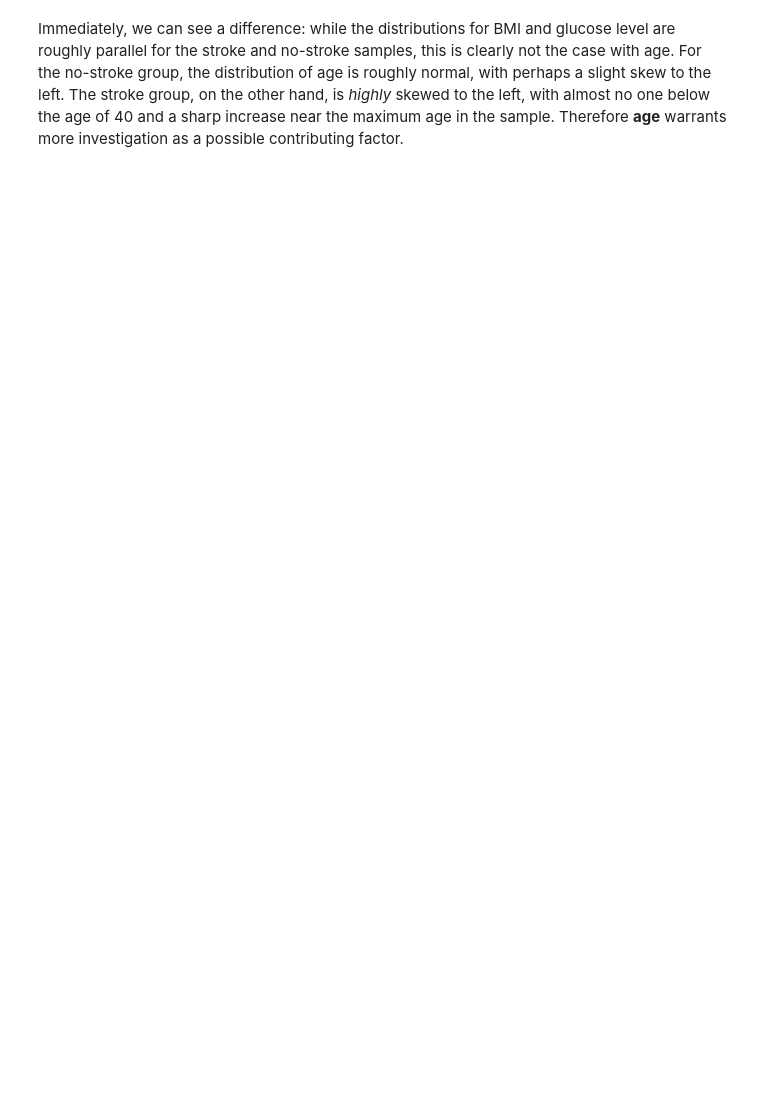
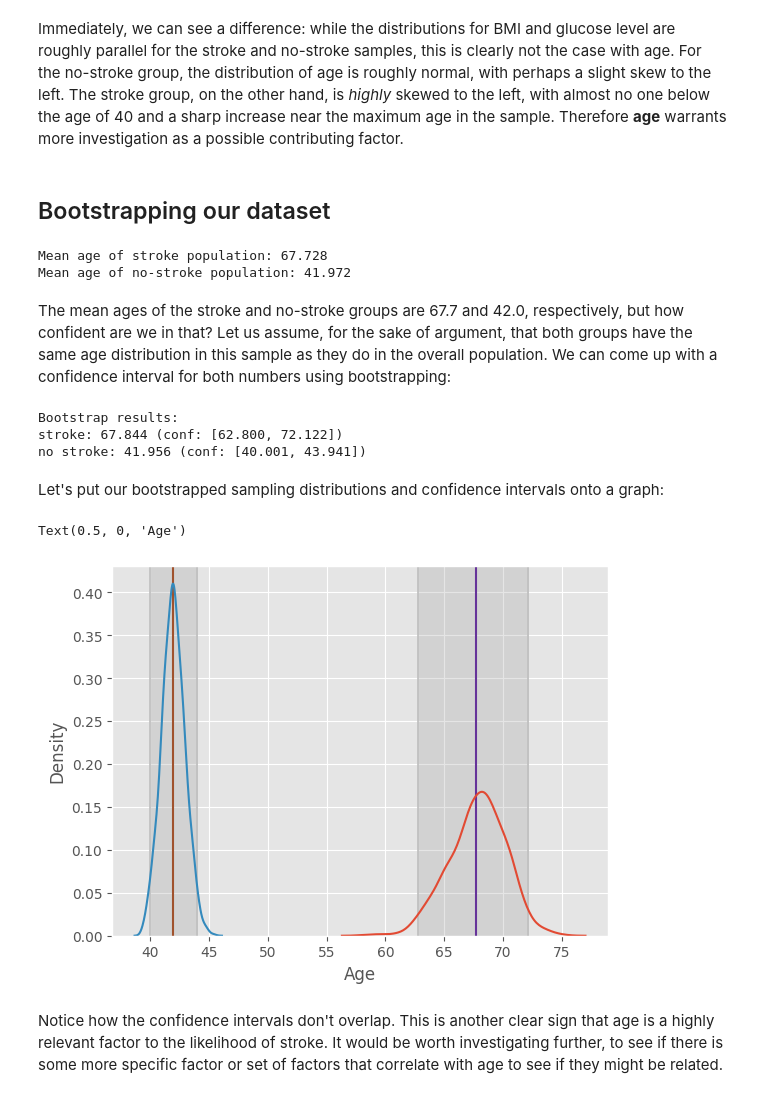
Before and after one commit to emmafurth/Data201, a Jupyter notebook: project 1/final.ipynb, the cells around one changed output. Saved outputs shown, nothing was run; the diff lists cells and outputs as text; code cells hidden in the pictures; blank space fills up the shorter version.

```diff
--- a/project 1/final.ipynb
+++ b/project 1/final.ipynb
@@ -108,2 +110,81 @@ No artists with labels found to put in legend.  Note that artists whose label st
 # %% [markdown]
 Immediately, we can see a difference: while the distributions for BMI and glucose level are roughly parallel for the stroke and no-stroke samples, this is clearly not the case with age. For the no-stroke group, the distribution of age is roughly normal, with perhaps a slight skew to the left. The stroke group, on the other hand, is *highly* skewed to the left, with almost no one below the age of 40 and a sharp increase near the maximum age in the sample. Therefore **age** warrants more investigation as a possible contributing factor.
+# %% [markdown]
+## Bootstrapping our dataset
+# %%
+stroke_df = df[df["stroke"] == True]
+no_stroke_df = df[df["stroke"] == False]
+
+stroke_mean_age_actual = stroke_df["age"].mean()
+no_stroke_mean_age_actual = no_stroke_df["age"].mean()
+
+print(f"Mean age of stroke population: {stroke_mean_age_actual:.3f}")
+print(f"Mean age of no-stroke population: {no_stroke_mean_age_actual:.3f}")
+# %% [output]
+Mean age of stroke population: 67.728
+Mean age of no-stroke population: 41.972
+# %% [markdown]
+The mean ages of the stroke and no-stroke groups are 67.7 and 42.0, respectively, but how confident are we in that? Let us assume, for the sake of argument, that both groups have the same age distribution in this sample as they do in the overall population. We can come up with a confidence interval for both numbers using bootstrapping:
+# %%
+# get the size of both the stroke and no-stroke groups
+stroke_count = len(stroke_df)
+no_stroke_count = len(no_stroke_df)
+# set the desired sample size to be 10% of the group size
+stroke_sample_size = int(np.round(stroke_count / 10))
+no_stroke_sample_size = int(np.round(no_stroke_count / 10))
+
+# make our bootstrap samples
+stroke_means_bootstrapped_samples = []
+no_stroke_means_bootstrapped_samples = []
+for i in range(1000):
+                stroke_bootstrapped_sample = stroke_df.sample(stroke_sample_size)
+                no_stroke_bootstrapped_sample = no_stroke_df.sample(no_stroke_sample_size)
+                stroke_means_bootstrapped_samples.append(stroke_bootstrapped_sample["age"].mean())
+                no_stroke_means_bootstrapped_samples.append(no_stroke_bootstrapped_sample["age"].mean())
+
+stroke_mean_age_simulated = np.mean(stroke_means_bootstrapped_samples)
+no_stroke_mean_age_simulated = np.mean(no_stroke_means_bootstrapped_samples)
+
+# our confidence intervals
+min1, max1 = np.percentile(stroke_means_bootstrapped_samples, [2.5, 97.5]) # The middle 95% interval
+min2, max2 = np.percentile(no_stroke_means_bootstrapped_samples, [2.5, 97.5]) # The middle 95% interval
+
+print("Bootstrap results:")
+print(f"stroke: {stroke_mean_age_simulated:.3f} (conf: [{min1:.3f}, {max1:.3f}])")
+print(f"no stroke: {no_stroke_mean_age_simulated:.3f} (conf: [{min2:.3f}, {max2:.3f}])")
+# %% [output]
+Bootstrap results:
+stroke: 67.844 (conf: [62.800, 72.122])
+no stroke: 41.956 (conf: [40.001, 43.941])
+# %% [markdown]
+Let's put our bootstrapped sampling distributions and confidence intervals onto a graph:
+# %%
+# draw a vertical line for the actual means
+vline_color_actual = "rebeccapurple"
+plt.axvline(stroke_mean_age_actual, color="rebeccapurple")
+plt.axvline(no_stroke_mean_age_actual, color="sienna")
+
+
+# now draw our confidence intervals
+vspan_color = "darkgray"
+vline_color_ci = "silver"
+linestyle = "-"
+linewidth = 1.25
+plt.axvspan(min1, max1, alpha=0.3, color=vspan_color)
+plt.axvline(min1, color=vline_color_ci, linestyle=linestyle, linewidth=linewidth)
+plt.axvline(max1, color=vline_color_ci, linestyle=linestyle, linewidth=linewidth)
+
+plt.axvspan(min2, max2, alpha=0.3, color=vspan_color)
+plt.axvline(min2, color=vline_color_ci, linestyle=linestyle, linewidth=linewidth)
+plt.axvline(max2, color=vline_color_ci, linestyle=linestyle, linewidth=linewidth)
+
+# graphing the distributions
+sns.kdeplot(stroke_means_bootstrapped_samples)
+sns.kdeplot(no_stroke_means_bootstrapped_samples)
+
+plt.xlabel("Age")
+# %% [output]
+Text(0.5, 0, 'Age')
+[figure, added]
+# %% [markdown]
+Notice how the confidence intervals don't overlap. This is another clear sign that age is a highly relevant factor to the likelihood of stroke. It would be worth investigating further, to see if there is some more specific factor or set of factors that correlate with age to see if they might be related.
```
Also changed, not shown: parts of 2 cells of this notebook, 8 other files.
